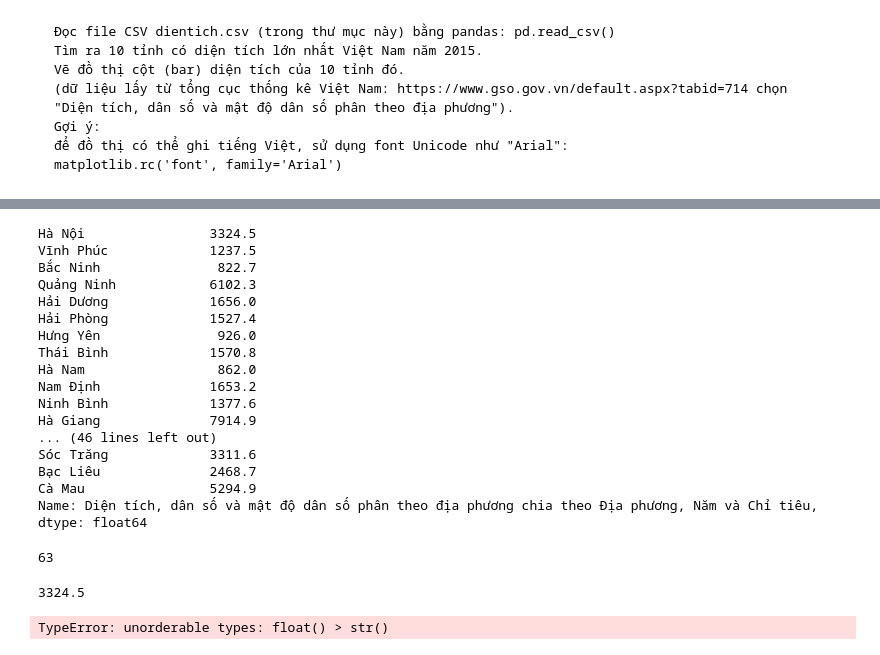
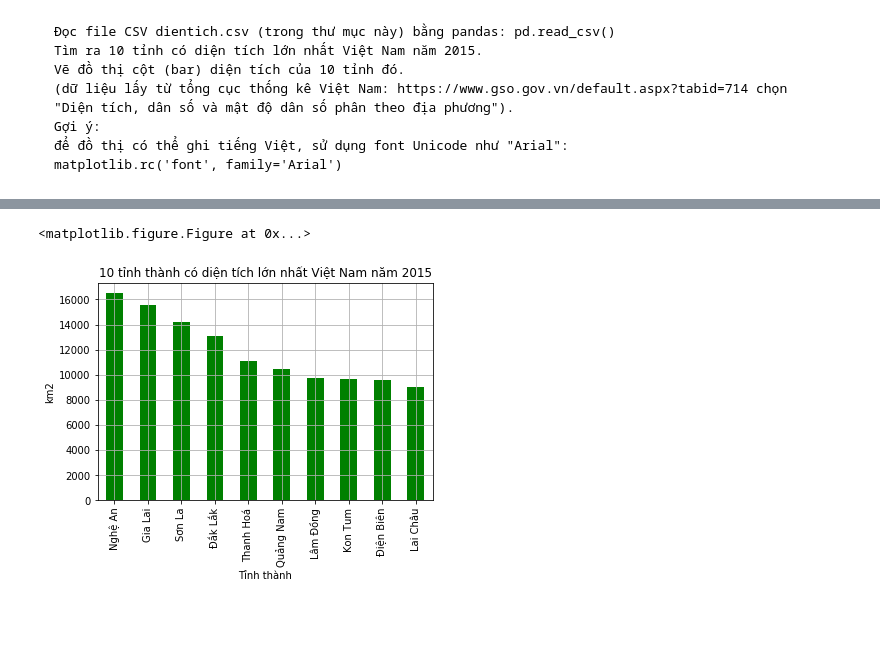
Before and after one commit to huyhoang17/Learning, a Jupyter notebook: numpy/Practice.ipynb, the cells around one changed output, grey strips where cells are left out. Cells and saved outputs as stored; diff of their text form; code cells hidden in the pictures; blank space fills up the shorter version.

```diff
--- a/numpy/Practice.ipynb
+++ b/numpy/Practice.ipynb
@@ -225,0 +228,4 @@ name_col
+# %%
+df = df.iloc[2:-3,:]
+df
+# df.sort_values(by=df.columns[0])
@@ -225,0 +254,3 @@ name_col
+# %%
+df = df.sort_values(df.columns[0], ascending=False)[:10]
+df
@@ -249,3 +272,0 @@ Index(['Diện tích, dân số và mật độ dân số phân theo địa phư
-# %%
-df = df[2:-3]
-df
@@ -271,35 +272,0 @@ df
-# %%
-# for i in range(df.size):
-#     df.iloc[0][0] = float(df.iloc[0][0])
-# type(df.iloc[0][0])
-df[name_col].astype(float)
-# %% [output]
-Hà Nội                3324.5
-Vĩnh Phúc             1237.5
-Bắc Ninh               822.7
-Quảng Ninh            6102.3
-Hải Dương             1656.0
-Hải Phòng             1527.4
-Hưng Yên               926.0
-Thái Bình             1570.8
-Hà Nam                 862.0
-Nam Định              1653.2
-Ninh Bình             1377.6
-Hà Giang              7914.9
-... (46 lines left out)
-Sóc Trăng             3311.6
-Bạc Liêu              2468.7
-Cà Mau                5294.9
-Name: Diện tích, dân số và mật độ dân số phân theo địa phương chia theo Địa phương, Năm và Chỉ tiêu, dtype: float64
-# %%
-df.size
-# %% [output]
-63
-# %%
-df.iloc[0][0]
-# %% [output]
-3324.5
-# %%
-df.sort_values(by=name_col, ascending=0)
-# %% [output]
-TypeError: unorderable types: float() > str()
@@ -310,0 +273,12 @@ TypeError: unorderable types: float() > str()
+# %%
+plt.figure(dpi=320)
+df.plot(kind='bar', color="green", grid=True)
+plt.title("10 tỉnh thành có diện tích lớn nhất Việt Nam năm 2015")
+plt.xlabel('Tỉnh thành')
+plt.ylabel('km2')
+plt.legend().set_visible(False) # hide legend
+plt.rc('font', family ='Arial')
+plt.show()
+# %% [output]
+<matplotlib.figure.Figure at 0x...>
+[figure, added]
```
Also changed, not shown: parts of 16 cells of this notebook.
